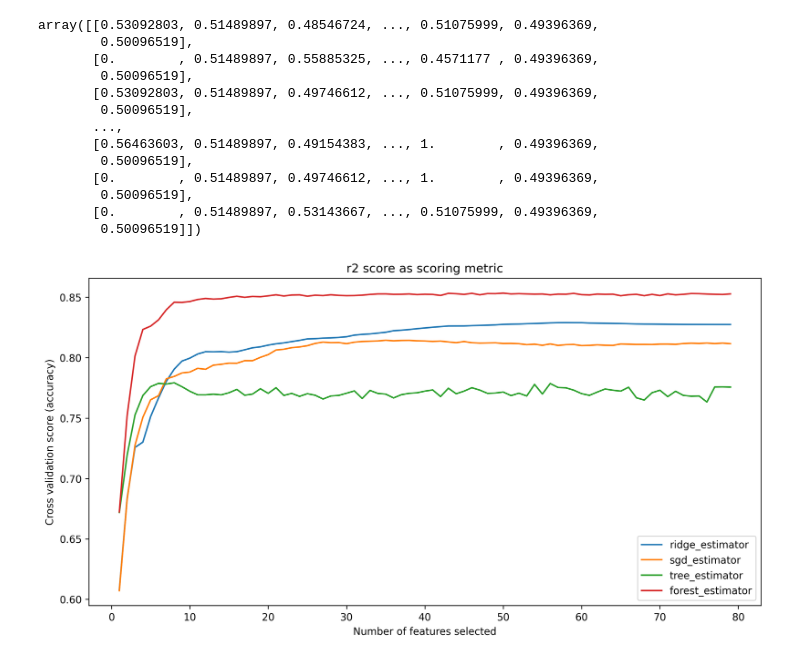
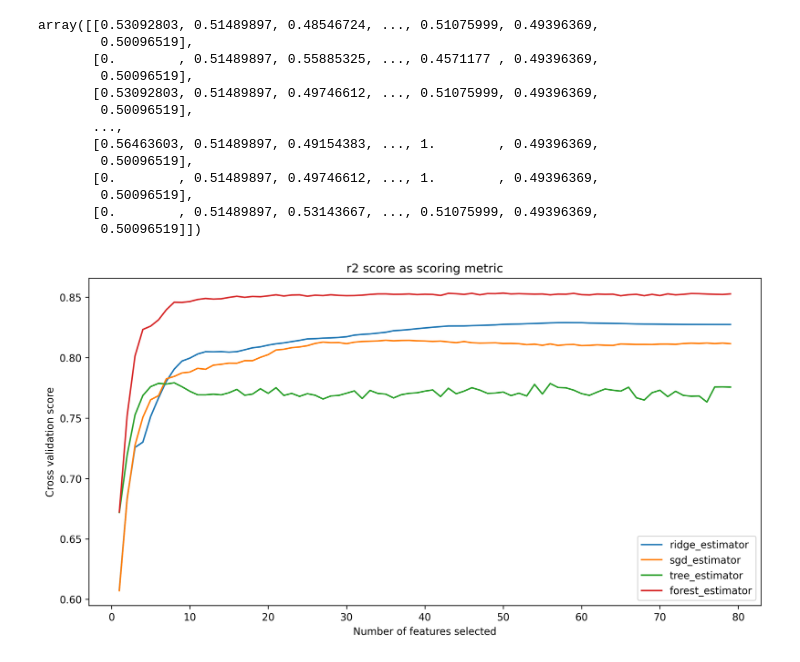
Before and after one commit to ashen007/HousePricePrediction, a Jupyter notebook: model/feature selection.ipynb, the cells around one changed output. Cells and saved outputs as stored; diff of their text form; code cells hidden in the pictures.

```diff
--- a/model/feature selection.ipynb
+++ b/model/feature selection.ipynb
@@ -128,16 +128,16 @@ for metric in [r2_score, max_error, mean_squared_error]:
 # %%
 labels = ['ridge_estimator', 'sgd_estimator', 'tree_estimator', 'forest_estimator']
 
 plt.figure(figsize=[12, 6], dpi=300)
 plt.title('r2 score as scoring metric')
 plt.xlabel("Number of features selected")
-plt.ylabel("Cross validation score (accuracy)")
+plt.ylabel("Cross validation score")
 
 for i in range(0, 4):
     sns.lineplot(x=list(range(1, len(rfecv[i].cv_results_['mean_test_score']) + 1)),
                  y=rfecv[i].cv_results_['mean_test_score'],
                  label=labels[i])
 
 plt.show()
 # %% [output]
-[figure, old version]
+[figure, new version]
```
Also changed, not shown: parts of 1 cell of this notebook.
